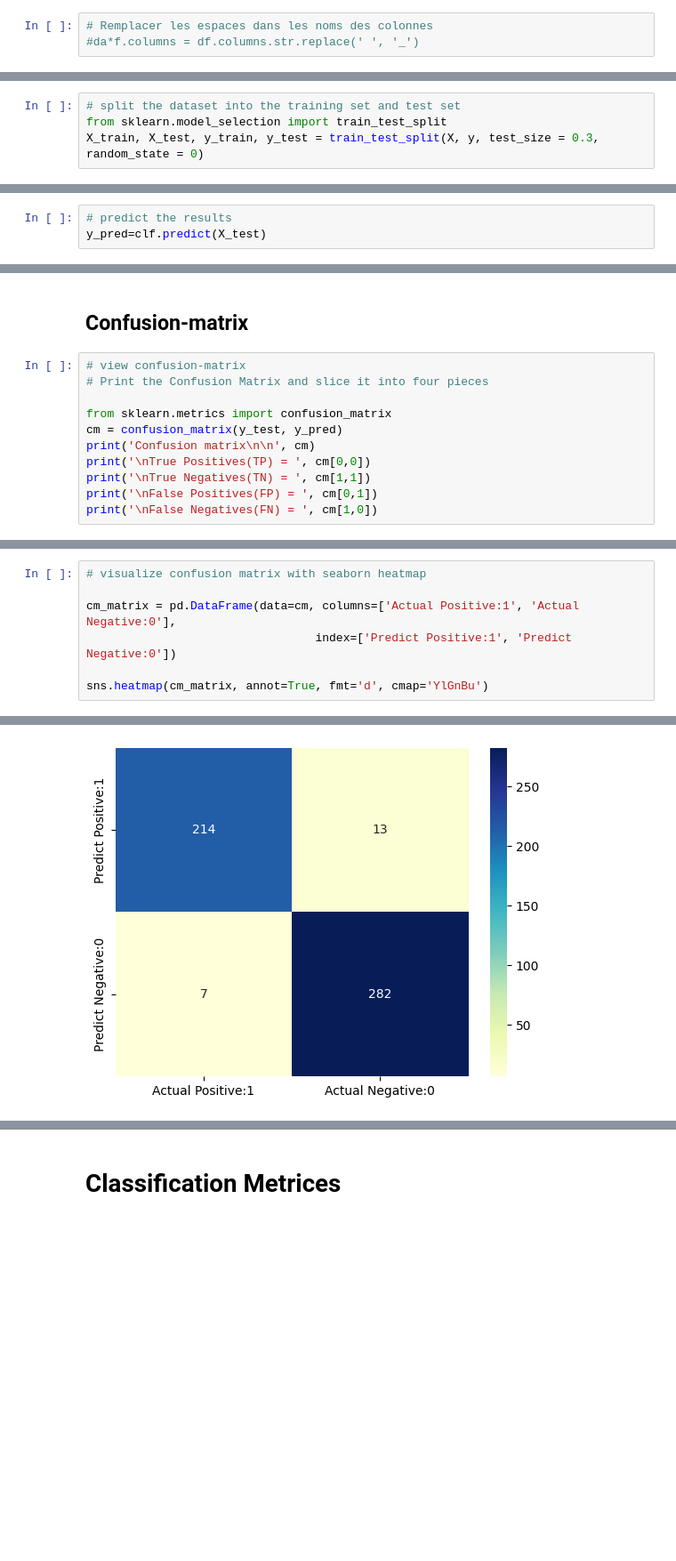
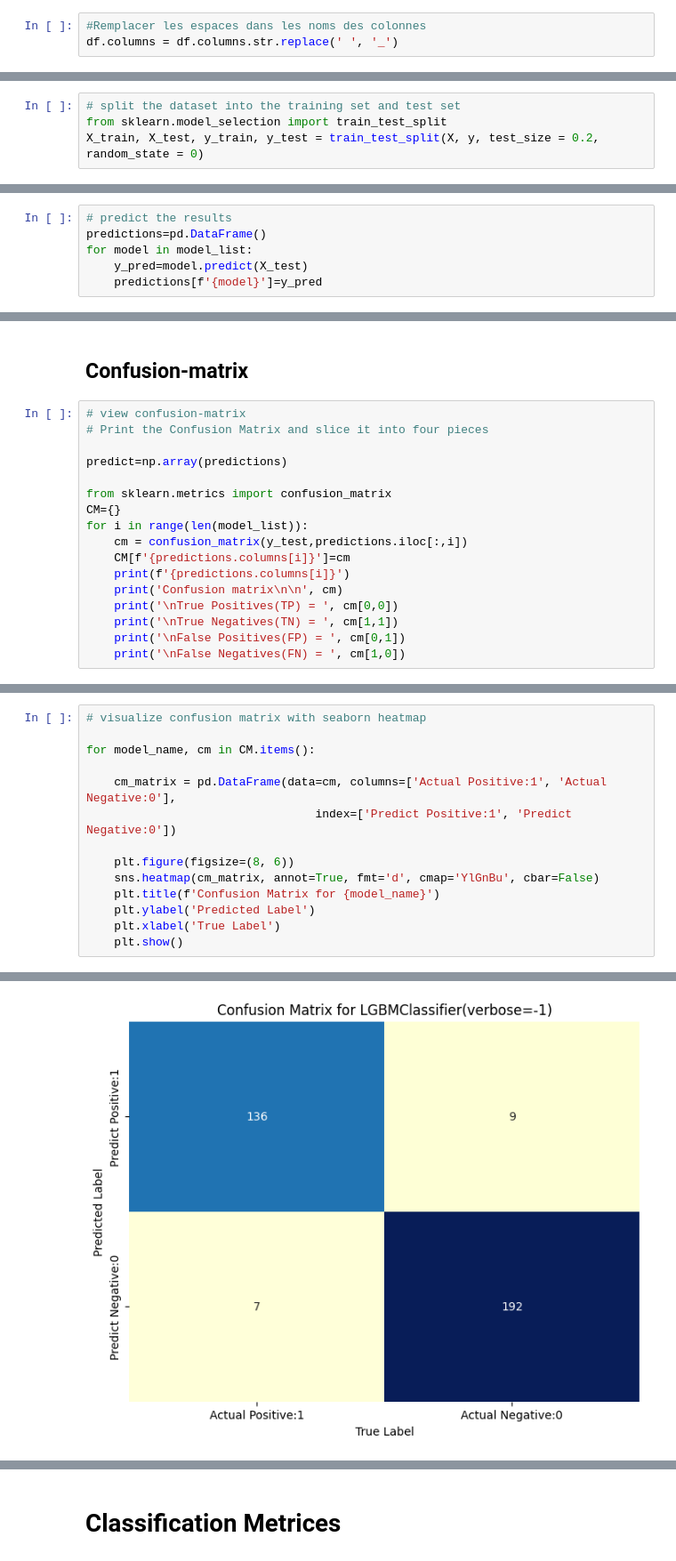
Before and after one commit to KokouNoe/muscoloskeletal_disorder_prediction, a Jupyter notebook: TMC_prediction.ipynb, the cells around one changed output, grey strips where cells are left out. Shown at 89% size. Saved outputs shown, nothing was run; the diff lists cells and outputs as text; blank space fills up the shorter version.

```diff
--- a/TMC_prediction.ipynb
+++ b/TMC_prediction.ipynb
@@ -113,6 +151,6 @@ df['Résultat dépistage'].value_counts(),data['Résultat dépistage'].value_cou
 # %% [markdown]
 ## **Declare feature vector and target variable**
 # %%
-# Remplacer les espaces dans les noms des colonnes
-#da*f.columns = df.columns.str.replace(' ', '_')
+#Remplacer les espaces dans les noms des colonnes
+df.columns = df.columns.str.replace(' ', '_')
 # %%
@@ -123,7 +161,7 @@ X=df.drop(['Résultat_dépistage'],axis=1)
 # %%
 # split the dataset into the training set and test set
 from sklearn.model_selection import train_test_split
-X_train, X_test, y_train, y_test = train_test_split(X, y, test_size = 0.3, random_state = 0)
+X_train, X_test, y_train, y_test = train_test_split(X, y, test_size = 0.2, random_state = 0)
 # %% [markdown]
 ## **Model Development and Training**
 # %%
@@ -176,4 +201,7 @@ And if memory is not enough, you can set `force_col_wise=true`.
 ## **Model Prediction**
 # %%
 # predict the results
-y_pred=clf.predict(X_test)
+predictions=pd.DataFrame()
+for model in model_list:
+    y_pred=model.predict(X_test)
+    predictions[f'{model}']=y_pred
@@ -219,11 +325,17 @@ Test set score: 0.9612
 # view confusion-matrix
 # Print the Confusion Matrix and slice it into four pieces
 
+predict=np.array(predictions)
+
 from sklearn.metrics import confusion_matrix
-cm = confusion_matrix(y_test, y_pred)
-print('Confusion matrix\n\n', cm)
-print('\nTrue Positives(TP) = ', cm[0,0])
-print('\nTrue Negatives(TN) = ', cm[1,1])
-print('\nFalse Positives(FP) = ', cm[0,1])
-print('\nFalse Negatives(FN) = ', cm[1,0])
+CM={}
+for i in range(len(model_list)):
+    cm = confusion_matrix(y_test,predictions.iloc[:,i])
+    CM[f'{predictions.columns[i]}']=cm
+    print(f'{predictions.columns[i]}')
+    print('Confusion matrix\n\n', cm)
+    print('\nTrue Positives(TP) = ', cm[0,0])
+    print('\nTrue Negatives(TN) = ', cm[1,1])
+    print('\nFalse Positives(FP) = ', cm[0,1])
+    print('\nFalse Negatives(FN) = ', cm[1,0])
 # %% [output]
@@ -242,8 +359,15 @@ False Negatives(FN) =  7
 # %%
 # visualize confusion matrix with seaborn heatmap
 
-cm_matrix = pd.DataFrame(data=cm, columns=['Actual Positive:1', 'Actual Negative:0'],
+for model_name, cm in CM.items():
+
+    cm_matrix = pd.DataFrame(data=cm, columns=['Actual Positive:1', 'Actual Negative:0'],
                                  index=['Predict Positive:1', 'Predict Negative:0'])
 
-sns.heatmap(cm_matrix, annot=True, fmt='d', cmap='YlGnBu')
+    plt.figure(figsize=(8, 6))
+    sns.heatmap(cm_matrix, annot=True, fmt='d', cmap='YlGnBu', cbar=False)
+    plt.title(f'Confusion Matrix for {model_name}')
+    plt.ylabel('Predicted Label')
+    plt.xlabel('True Label')
+    plt.show()
 # %% [output]
@@ -251 +374 @@ sns.heatmap(cm_matrix, annot=True, fmt='d', cmap='YlGnBu')
-[figure, old version]
+[figure, new version]
```
Also changed, not shown: parts of 57 cells of this notebook, 1 other file.
